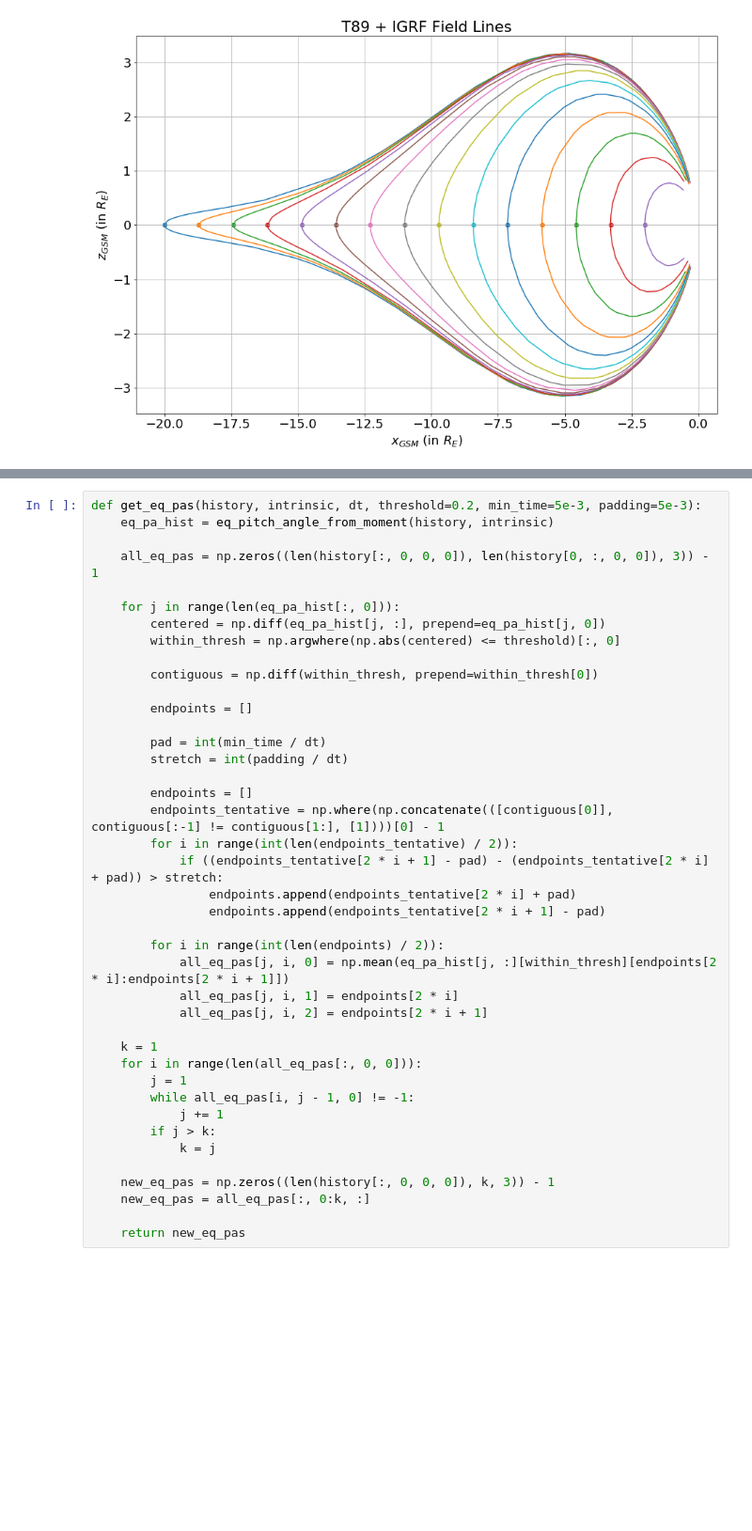
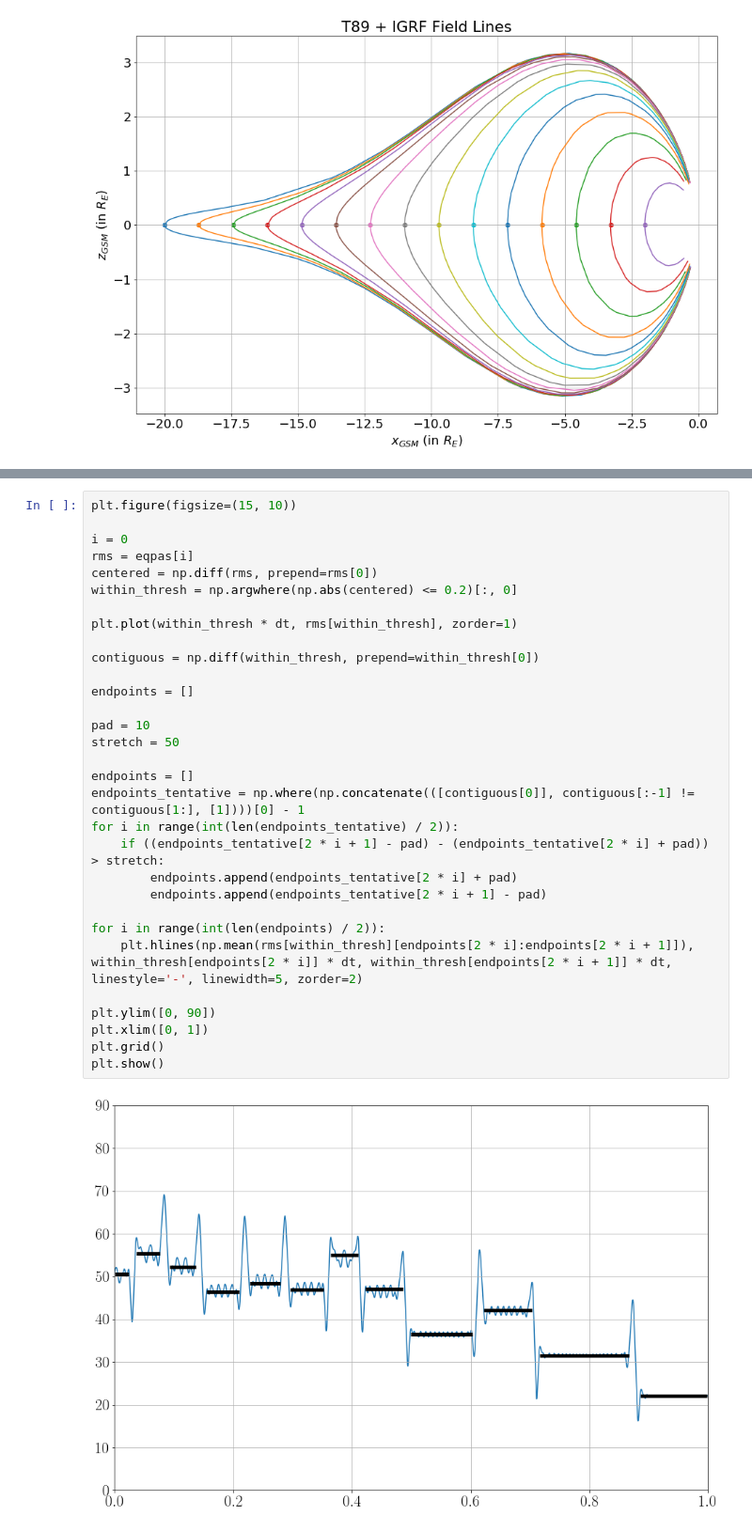
Before and after one commit to zbeever/cpt-solver, a Jupyter notebook: eq_pitch_angle_analysis.ipynb, the cells around one changed output, grey strips where cells are left out. Shown at 94% size. Cells and saved outputs as stored; diff of their text form; blank space fills up the shorter version.

```diff
--- a/eq_pitch_angle_analysis.ipynb
+++ b/eq_pitch_angle_analysis.ipynb
@@ -114,41 +103,33 @@ plot_traj(history)
 # %%
-def get_eq_pas(history, intrinsic, dt, threshold=0.2, min_time=5e-3, padding=5e-3):
-    eq_pa_hist = eq_pitch_angle_from_moment(history, intrinsic)
+plt.figure(figsize=(15, 10))
 
-    all_eq_pas = np.zeros((len(history[:, 0, 0, 0]), len(history[0, :, 0, 0]), 3)) - 1
+i = 0
+rms = eqpas[i]
+centered = np.diff(rms, prepend=rms[0])
+within_thresh = np.argwhere(np.abs(centered) <= 0.2)[:, 0]
 
-    for j in range(len(eq_pa_hist[:, 0])):
-        centered = np.diff(eq_pa_hist[j, :], prepend=eq_pa_hist[j, 0])
-        within_thresh = np.argwhere(np.abs(centered) <= threshold)[:, 0]
+plt.plot(within_thresh * dt, rms[within_thresh], zorder=1)
 
-        contiguous = np.diff(within_thresh, prepend=within_thresh[0])
+contiguous = np.diff(within_thresh, prepend=within_thresh[0])
 
-        endpoints = []
+endpoints = []
 
-        pad = int(min_time / dt)
-        stretch = int(padding / dt)
+pad = 10
+stretch = 50
 
-        endpoints = []
-        endpoints_tentative = np.where(np.concatenate(([contiguous[0]], contiguous[:-1] != contiguous[1:], [1])))[0] - 1
-        for i in range(int(len(endpoints_tentative) / 2)):
-            if ((endpoints_tentative[2 * i + 1] - pad) - (endpoints_tentative[2 * i] + pad)) > stretch:
-                endpoints.append(endpoints_tentative[2 * i] + pad)
-                endpoints.append(endpoints_tentative[2 * i + 1] - pad)
+endpoints = []
+endpoints_tentative = np.where(np.concatenate(([contiguous[0]], contiguous[:-1] != contiguous[1:], [1])))[0] - 1
+for i in range(int(len(endpoints_tentative) / 2)):
+    if ((endpoints_tentative[2 * i + 1] - pad) - (endpoints_tentative[2 * i] + pad)) > stretch:
+        endpoints.append(endpoints_tentative[2 * i] + pad)
+        endpoints.append(endpoints_tentative[2 * i + 1] - pad)
 
-        for i in range(int(len(endpoints) / 2)):
-            all_eq_pas[j, i, 0] = np.mean(eq_pa_hist[j, :][within_thresh][endpoints[2 * i]:endpoints[2 * i + 1]])
-            all_eq_pas[j, i, 1] = endpoints[2 * i]
-            all_eq_pas[j, i, 2] = endpoints[2 * i + 1]
+for i in range(int(len(endpoints) / 2)):
+    plt.hlines(np.mean(rms[within_thresh][endpoints[2 * i]:endpoints[2 * i + 1]]), within_thresh[endpoints[2 * i]] * dt, within_thresh[endpoints[2 * i + 1]] * dt, linestyle='-', linewidth=5, zorder=2)
 
-    k = 1
-    for i in range(len(all_eq_pas[:, 0, 0])):
-        j = 1
-        while all_eq_pas[i, j - 1, 0] != -1:
-            j += 1
-        if j > k:
-            k = j
-
-    new_eq_pas = np.zeros((len(history[:, 0, 0, 0]), k, 3)) - 1
-    new_eq_pas = all_eq_pas[:, 0:k, :]
-
-    return new_eq_pas
+plt.ylim([0, 90])
+plt.xlim([0, 1])
+plt.grid()
+plt.show()
+# %% [output]
+[figure, added]
```
Also changed, not shown: parts of 7 cells of this notebook, 2 other files.
